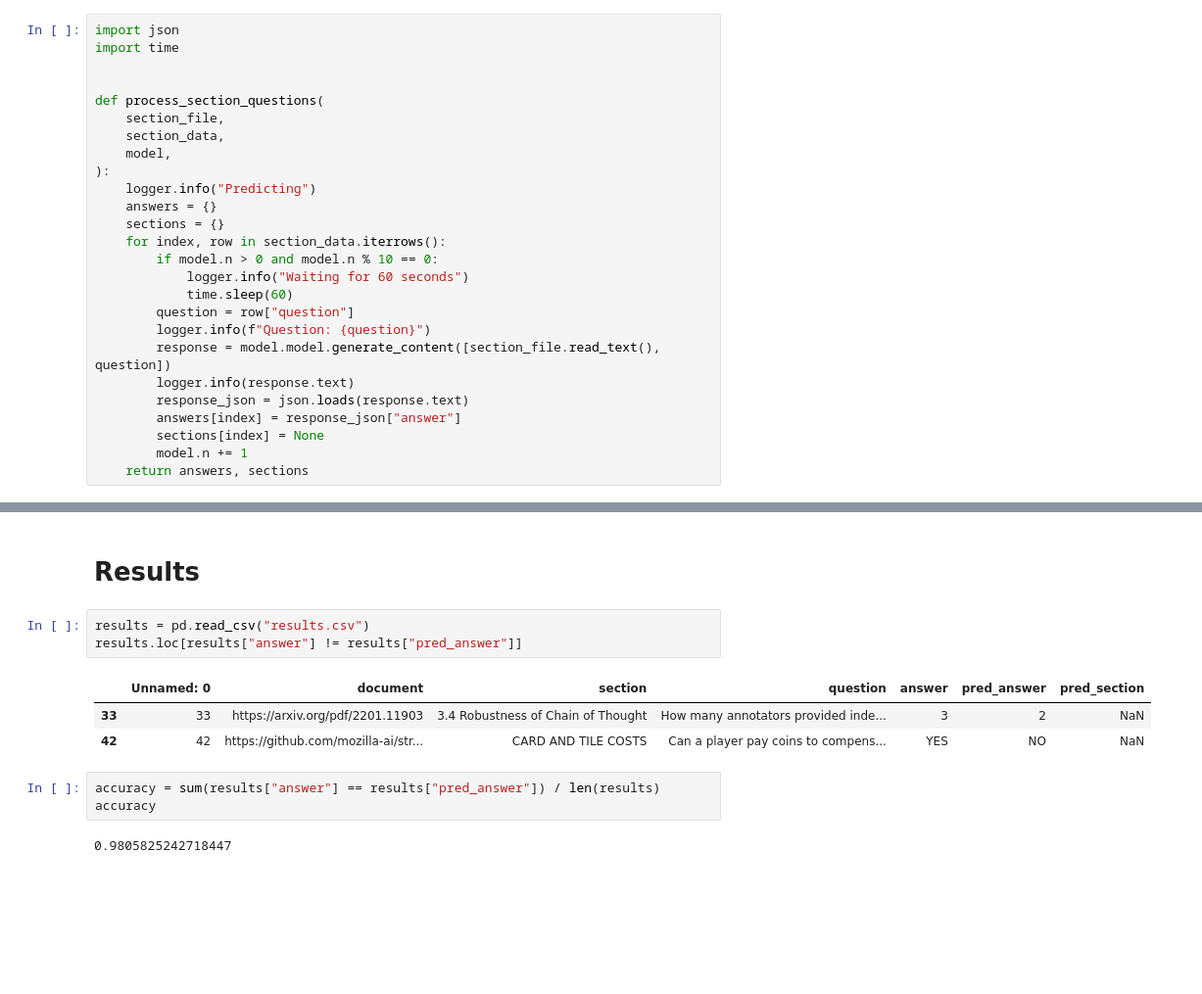
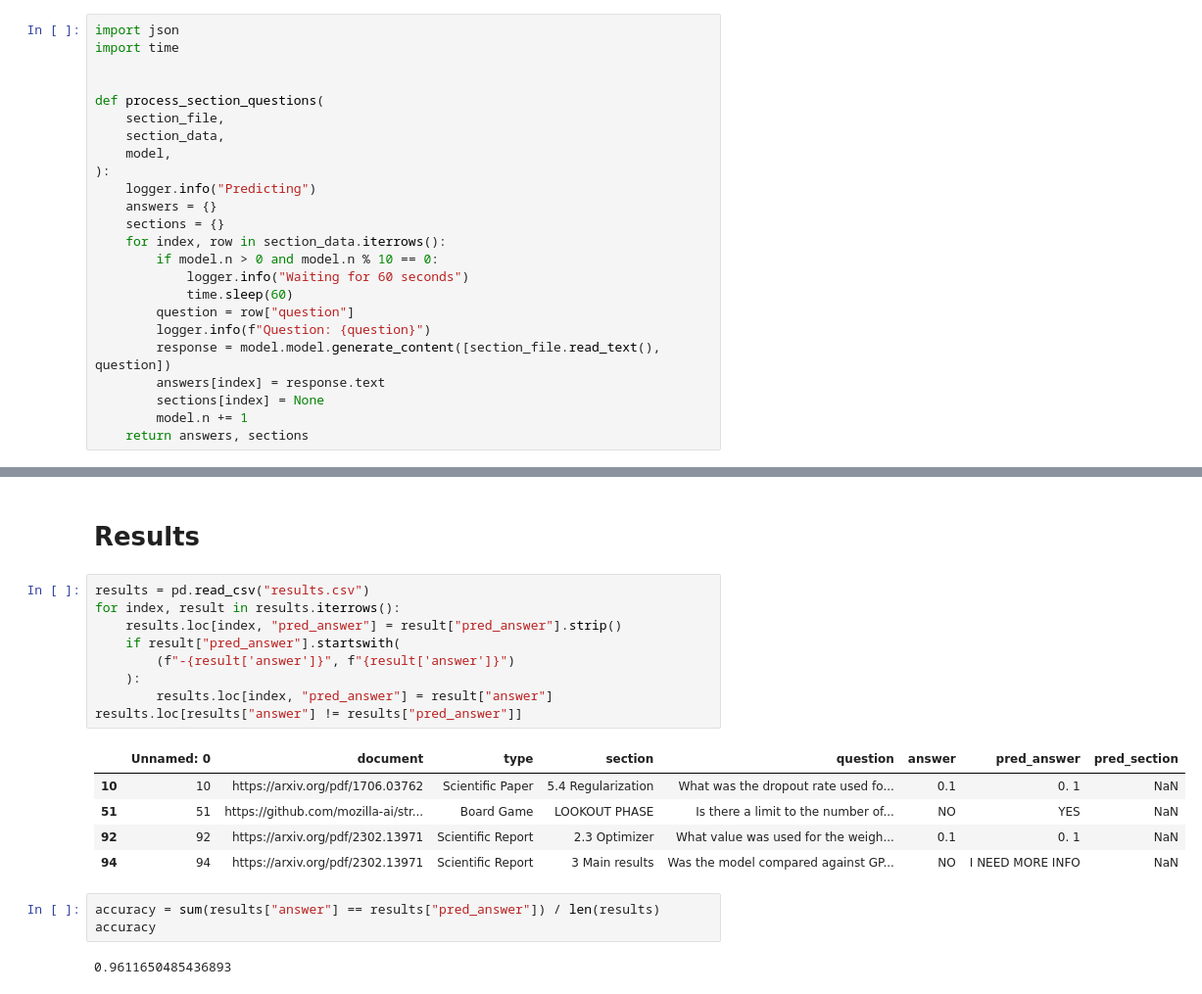
Before and after one commit to mozilla-ai/structured-qa, a Jupyter notebook: benchmark/gemini_perfect_context.ipynb, the cells around one changed output, grey strips where cells are left out. Shown at 98% size. Drawn from its saved outputs; the diff is of its cells as text; blank space fills up the shorter version.

```diff
--- a/benchmark/gemini_perfect_context.ipynb
+++ b/benchmark/gemini_perfect_context.ipynb
@@ -72,9 +66,7 @@ def process_section_questions(
         question = row["question"]
         logger.info(f"Question: {question}")
         response = model.model.generate_content([section_file.read_text(), question])
-        logger.info(response.text)
-        response_json = json.loads(response.text)
-        answers[index] = response_json["answer"]
+        answers[index] = response.text
         sections[index] = None
         model.n += 1
     return answers, sections
@@ -146,14 +138,22 @@ data.to_csv("results.csv")
 # %% [markdown]
 # Results
-# %%
-results = pd.read_csv("results.csv")
-results.loc[results["answer"] != results["pred_answer"]]
-# %% [output]
-|  | Unnamed: 0 | document | section | question | answer | pred_answer | pred_section |
-| 33 | 33 | https://arxiv.org/pdf/2201.11903 | 3.4 Robustness of Chain of Thought | How many annotators provided inde... | 3 | 2 | NaN |
-| 42 | 42 | https://github.com/mozilla-ai/str... | CARD AND TILE COSTS | Can a player pay coins to compens... | YES | NO | NaN |
+# %%
+results = pd.read_csv("results.csv")
+for index, result in results.iterrows():
+    results.loc[index, "pred_answer"] = result["pred_answer"].strip()
+    if result["pred_answer"].startswith(
+        (f"-{result['answer']}", f"{result['answer']}")
+    ):
+        results.loc[index, "pred_answer"] = result["answer"]
+results.loc[results["answer"] != results["pred_answer"]]
+# %% [output]
+|  | Unnamed: 0 | document | type | section | question | answer | pred_answer | pred_section |
+| 10 | 10 | https://arxiv.org/pdf/1706.03762 | Scientific Paper | 5.4 Regularization | What was the dropout rate used fo... | 0.1 | 0. 1 | NaN |
+| 51 | 51 | https://github.com/mozilla-ai/str... | Board Game | LOOKOUT PHASE | Is there a limit to the number of... | NO | YES | NaN |
+| 92 | 92 | https://arxiv.org/pdf/2302.13971 | Scientific Report | 2.3 Optimizer | What value was used for the weigh... | 0.1 | 0. 1 | NaN |
+| 94 | 94 | https://arxiv.org/pdf/2302.13971 | Scientific Report | 3 Main results | Was the model compared against GP... | NO | I NEED MORE INFO | NaN |
 # %%
 accuracy = sum(results["answer"] == results["pred_answer"]) / len(results)
 accuracy
 # %% [output]
-0.9805825242718447
+0.9611650485436893
```
Also changed, not shown: parts of 3 cells of this notebook, 1 other file.
